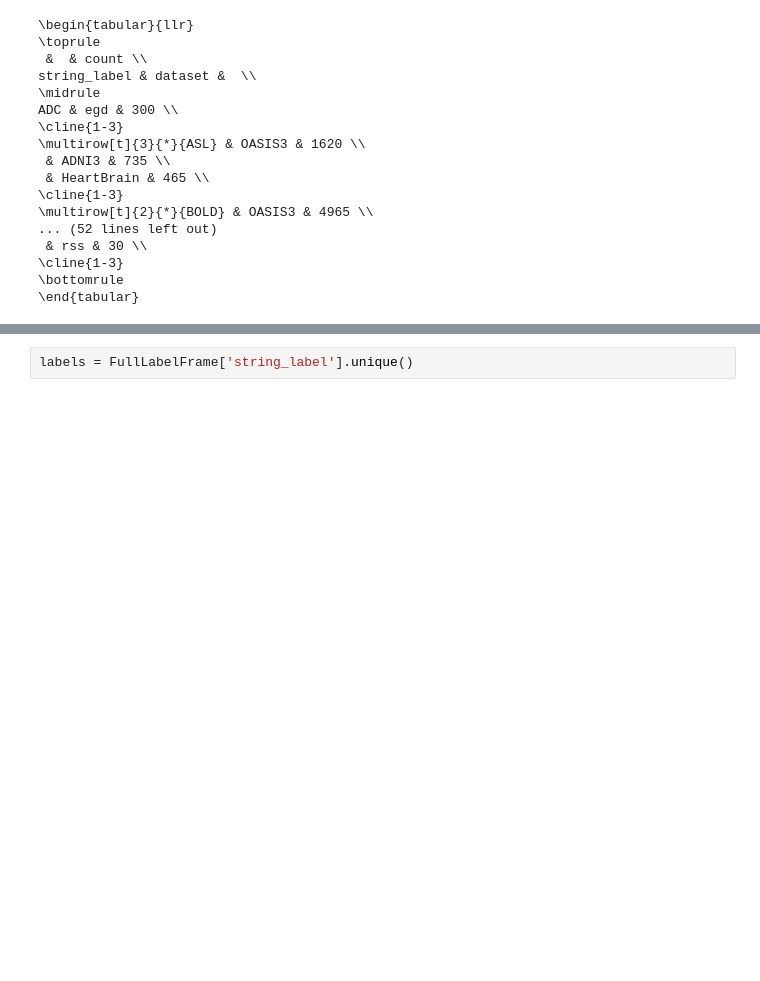
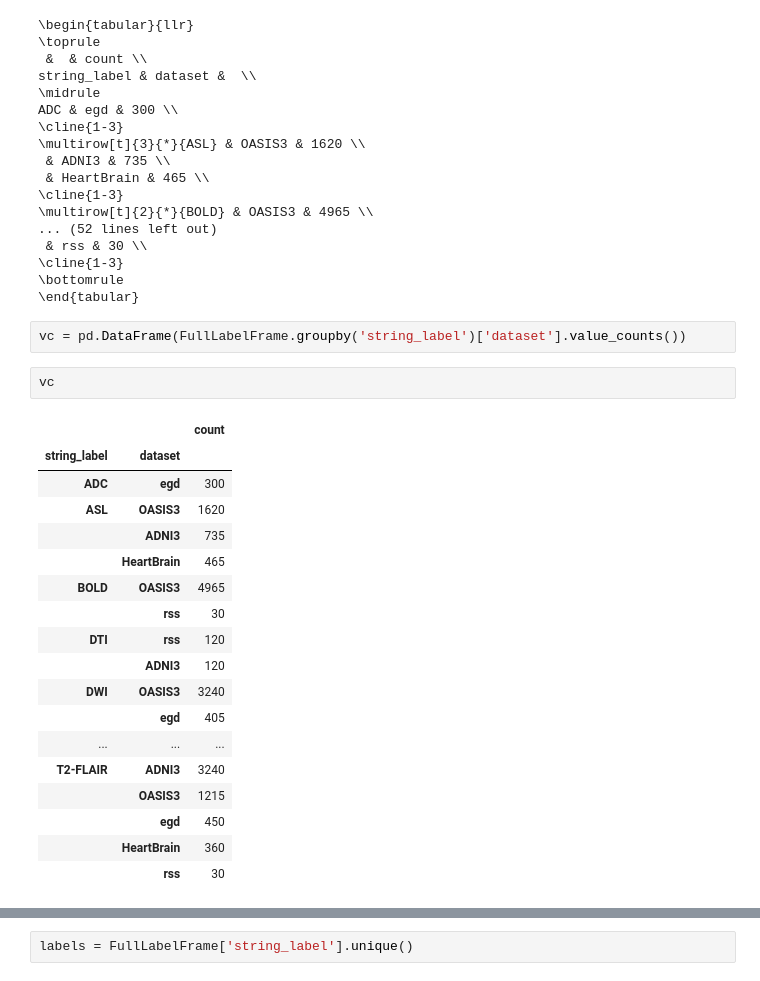
Before and after one commit to SoenkevL/DeepDicomSort, a Jupyter notebook: prototyping/AnalyseTrainLabels.ipynb, the cells around one changed output, grey strips where cells are left out. Drawn from its saved outputs; the diff is of its cells as text; blank space fills up the shorter version.

```diff
--- a/prototyping/AnalyseTrainLabels.ipynb
+++ b/prototyping/AnalyseTrainLabels.ipynb
@@ -109,3 +109,26 @@ ADC & egd & 300 \\
 \cline{1-3}
 \bottomrule
 \end{tabular}
+# %%
+vc = pd.DataFrame(FullLabelFrame.groupby('string_label')['dataset'].value_counts())
+# %%
+vc
+# %% [output]
+|  |  | count |
+| string_label | dataset |  |
+| ADC | egd | 300 |
+| ASL | OASIS3 | 1620 |
+|  | ADNI3 | 735 |
+|  | HeartBrain | 465 |
+| BOLD | OASIS3 | 4965 |
+|  | rss | 30 |
+| DTI | rss | 120 |
+|  | ADNI3 | 120 |
+| DWI | OASIS3 | 3240 |
+|  | egd | 405 |
+| ... | ... | ... |
+| T2-FLAIR | ADNI3 | 3240 |
+|  | OASIS3 | 1215 |
+|  | egd | 450 |
+|  | HeartBrain | 360 |
+|  | rss | 30 |
```
Also changed, not shown: parts of 9 cells of this notebook, 2 other files.
